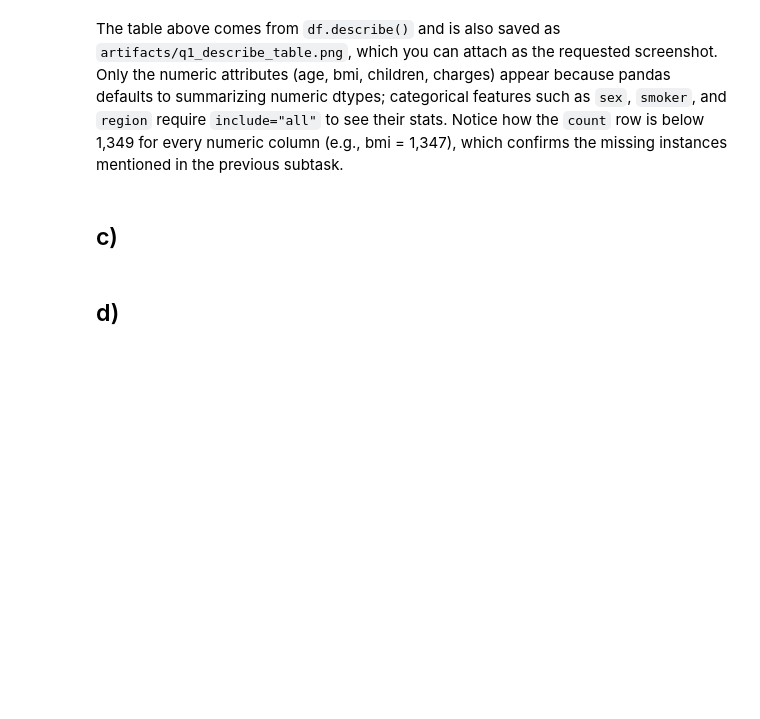
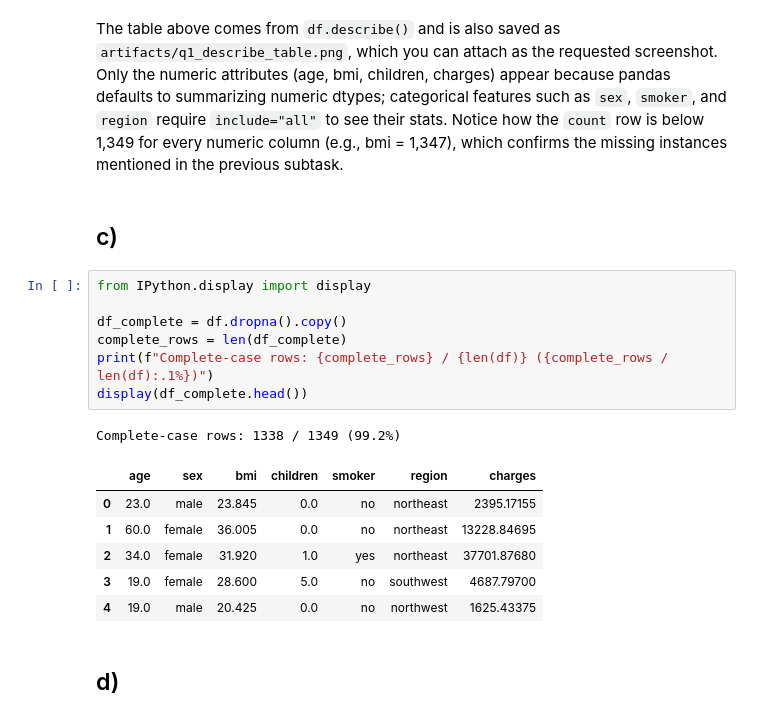
Before and after one commit to MauriceChartee/IDS, a Jupyter notebook: templates_jupyter_notebooks(1)/Q1_data_exploration.ipynb, the cells around one changed output. Drawn from its saved outputs; the diff is of its cells as text; blank space fills up the shorter version.

```diff
--- a/templates_jupyter_notebooks(1)/Q1_data_exploration.ipynb
+++ b/templates_jupyter_notebooks(1)/Q1_data_exploration.ipynb
@@ -58,5 +63,20 @@ Only the numeric attributes (age, bmi, children, charges) appear because pandas
 Notice how the `count` row is below 1,349 for every numeric column (e.g., bmi = 1,347), which confirms the missing instances mentioned in the previous subtask.
 # %% [markdown]
 ## c)
+# %%
+from IPython.display import display
+
+df_complete = df.dropna().copy()
+complete_rows = len(df_complete)
+print(f"Complete-case rows: {complete_rows} / {len(df)} ({complete_rows / len(df):.1%})")
+display(df_complete.head())
+# %% [output]
+Complete-case rows: 1338 / 1349 (99.2%)
+|  | age | sex | bmi | children | smoker | region | charges |
+| 0 | 23.0 | male | 23.845 | 0.0 | no | northeast | 2395.17155 |
+| 1 | 60.0 | female | 36.005 | 0.0 | no | northeast | 13228.84695 |
+| 2 | 34.0 | female | 31.920 | 1.0 | yes | northeast | 37701.87680 |
+| 3 | 19.0 | female | 28.600 | 5.0 | no | southwest | 4687.79700 |
+| 4 | 19.0 | male | 20.425 | 0.0 | no | northwest | 1625.43375 |
 # %% [markdown]
 ## d)
```
Also changed, not shown: parts of 7 cells of this notebook, 11 other files.
